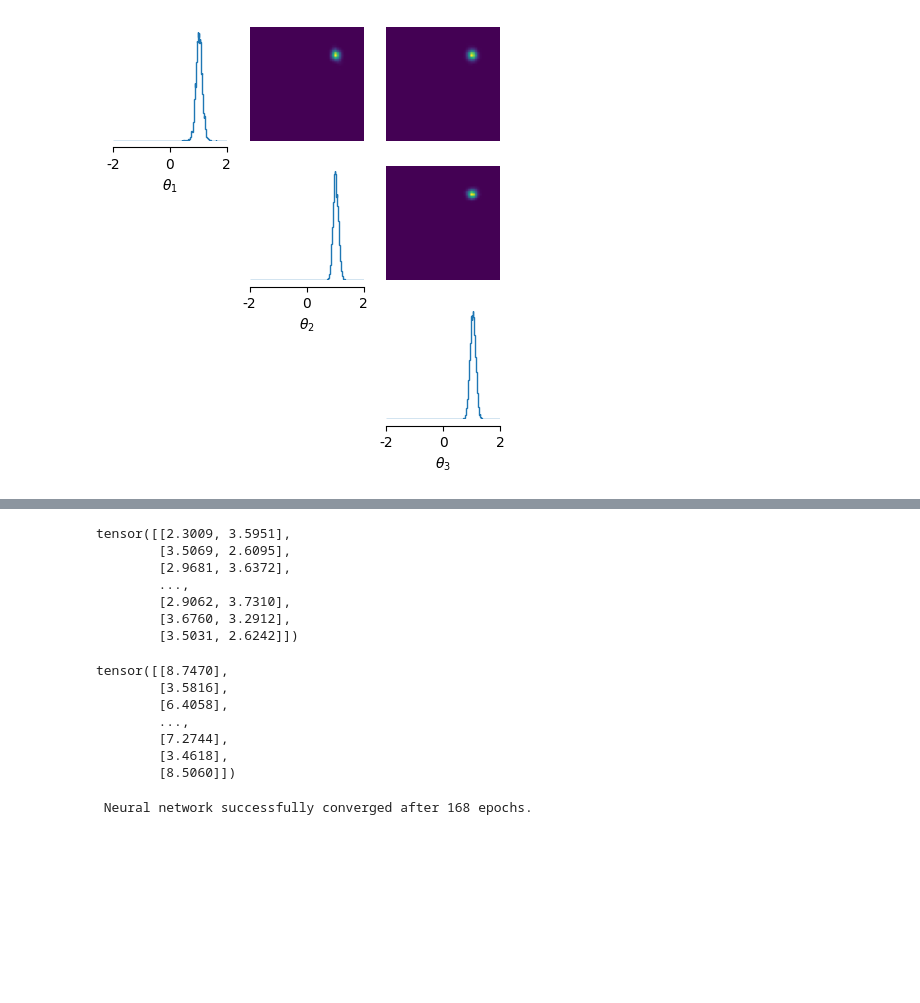
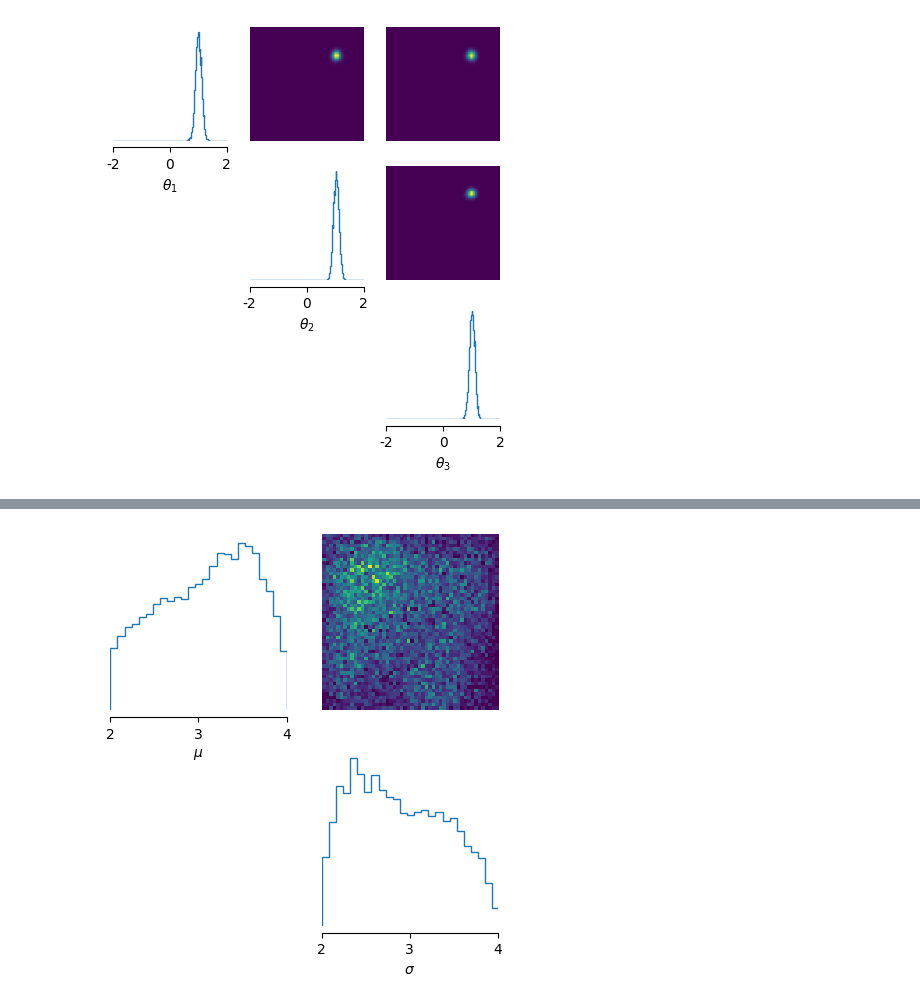
Before and after one commit to kaisamaroo/SBC-SBI, a Jupyter notebook: SBI_Random.ipynb, the cells around one changed output, grey strips where cells are left out. Drawn from its saved outputs; the diff is of its cells as text; code cells hidden in the pictures; blank space fills up the shorter version.

```diff
--- a/SBI_Random.ipynb
+++ b/SBI_Random.ipynb
@@ -82,25 +84,0 @@ x.shape torch.Size([2000, 1])
-# %%
-theta
-# %% [output]
-tensor([[2.3009, 3.5951],
-        [3.5069, 2.6095],
-        [2.9681, 3.6372],
-        ...,
-        [2.9062, 3.7310],
-        [3.6760, 3.2912],
-        [3.5031, 2.6242]])
-# %%
-x
-# %% [output]
-tensor([[8.7470],
-        [3.5816],
-        [6.4058],
-        ...,
-        [7.2744],
-        [3.4618],
-        [8.5060]])
-# %%
-inference = inference.append_simulations(theta, x)
-density_estimator = inference.train()
-# %% [output]
- Neural network successfully converged after 168 epochs.
@@ -110,0 +88,9 @@ x_obs = torch.tensor(3.9)
+# %%
+_ = pairplot(
+    samples,
+    limits=[[2, 4], [2, 4]],
+    figsize=(5, 5),
+    labels=[r"$\mu$", r"$\sigma$"]
+)
+# %% [output]
+[figure, added]
```
Also changed, not shown: parts of 26 cells of this notebook.
